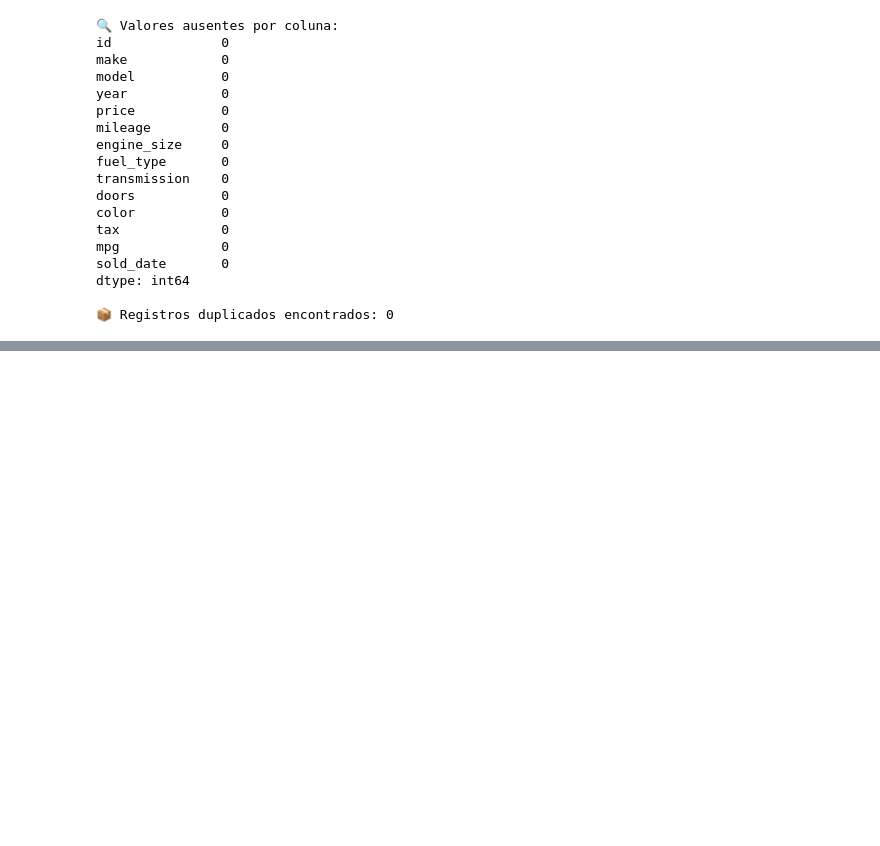
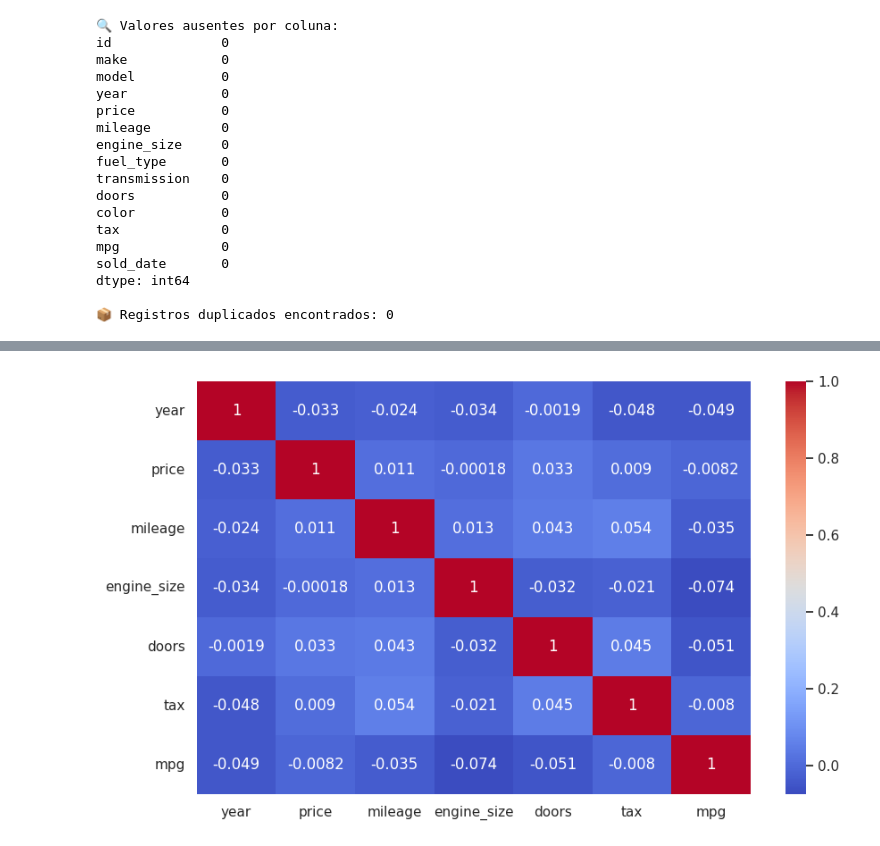
Before and after one commit to devLarissaRodrigues/WoMakersCode-DataAnalytics-DesafiosEmSquad, a Jupyter notebook: Desafio5_completo_em_squad.ipynb, the cells around one changed output, grey strips where cells are left out. Saved outputs shown, nothing was run; the diff lists cells and outputs as text; code cells hidden in the pictures; blank space fills up the shorter version.

```diff
--- a/Desafio5_completo_em_squad.ipynb
+++ b/Desafio5_completo_em_squad.ipynb
@@ -110,0 +166,11 @@ dtype: int64
+# %%
+# Calculando a correlação com o preço
+
+# Selecionando variáveis numéricas de acordo com os tipos:
+# Excluindo 'id'
+num_df = df_carros.select_dtypes(include=['float64', 'int64']).drop(columns=['id'])
+
+# Calcula a correlação de todas as variáveis numéricas com a variável 'price', excluindo a própria 'price'
+correlations = num_df.drop(columns=['price']).corrwith(num_df['price']).sort_values(ascending=False)
+# Exibe as correlações
+print(correlations)
@@ -110,0 +210,6 @@ dtype: int64
+# %%
+# Visualização através de um mapa de calor com as correlações
+heatmap = sns.heatmap(num_df.corr(numeric_only=True), annot=True, cmap='coolwarm')
+plt.show()
+# %% [output]
+[figure, added]
```
Also changed, not shown: parts of 14 cells of this notebook.
